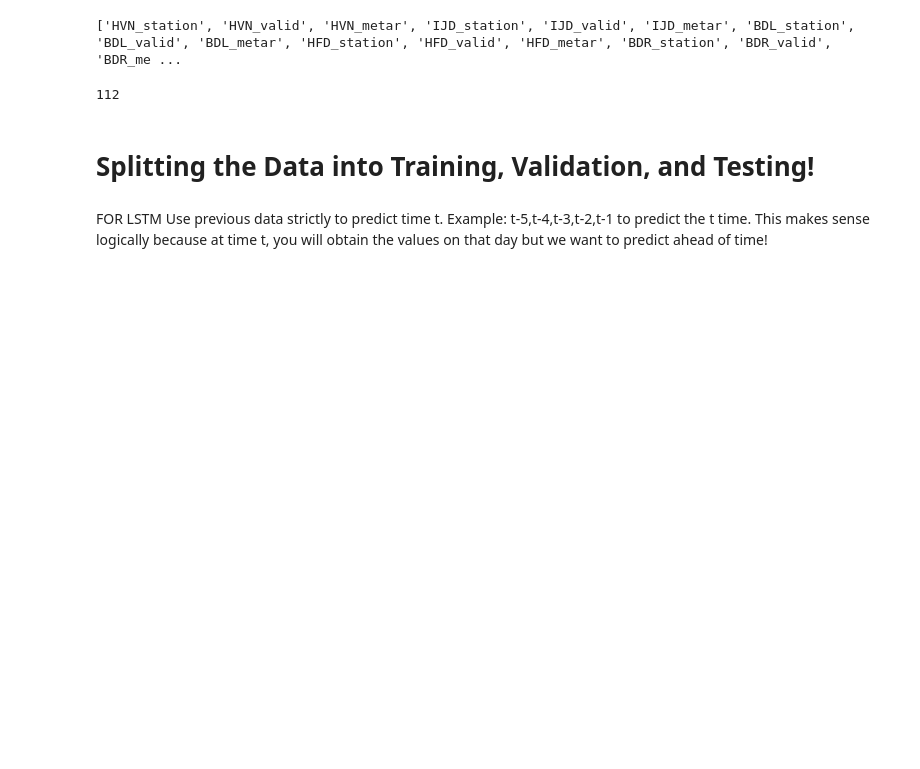
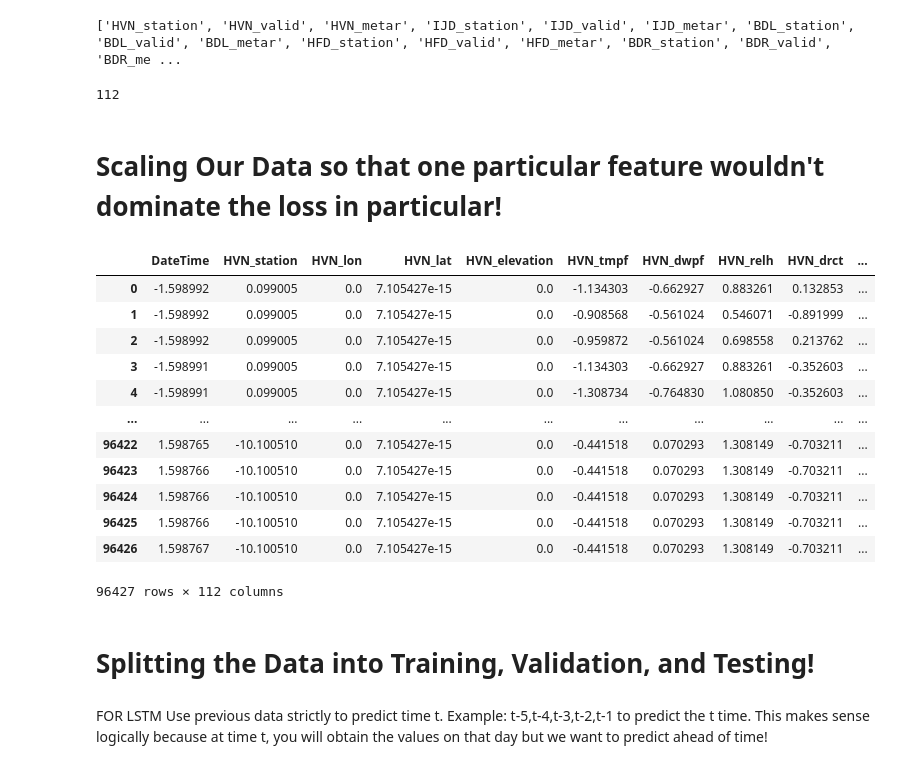
Before and after one commit to j1wnkim/Research, a Jupyter notebook: LSTM_Folder/DingLSTMResearch.ipynb, the cells around one changed output. Saved outputs shown, nothing was run; the diff lists cells and outputs as text; code cells hidden in the pictures; blank space fills up the shorter version.

```diff
--- a/LSTM_Folder/DingLSTMResearch.ipynb
+++ b/LSTM_Folder/DingLSTMResearch.ipynb
@@ -161,6 +148,33 @@ LSTMData.drop(["HVN_valid","HVN_metar", "IJD_valid", "IJD_metar", "BDL_valid", "
 print(len(LSTMData.columns))
 # %% [output]
 112
+# %% [markdown]
+# Scaling Our Data so that one particular feature wouldn't dominate the loss in particular!
+# %%
+from sklearn.preprocessing import StandardScaler
+def scaleTheData(data):
+    scaler = StandardScaler()
+
+    data2 = scaler.fit_transform(data)
+    data = pd.DataFrame(data2, columns = data.columns)
+    return data
+LSTMData = scaleTheData(LSTMData)
+# %%
+display(LSTMData)
+# %% [output]
+|  | DateTime | HVN_station | HVN_lon | HVN_lat | HVN_elevation | HVN_tmpf | HVN_dwpf | HVN_relh | HVN_drct | ... |
+| 0 | -1.598992 | 0.099005 | 0.0 | 7.105427e-15 | 0.0 | -1.134303 | -0.662927 | 0.883261 | 0.132853 | ... |
+| 1 | -1.598992 | 0.099005 | 0.0 | 7.105427e-15 | 0.0 | -0.908568 | -0.561024 | 0.546071 | -0.891999 | ... |
+| 2 | -1.598992 | 0.099005 | 0.0 | 7.105427e-15 | 0.0 | -0.959872 | -0.561024 | 0.698558 | 0.213762 | ... |
+| 3 | -1.598991 | 0.099005 | 0.0 | 7.105427e-15 | 0.0 | -1.134303 | -0.662927 | 0.883261 | -0.352603 | ... |
+| 4 | -1.598991 | 0.099005 | 0.0 | 7.105427e-15 | 0.0 | -1.308734 | -0.764830 | 1.080850 | -0.352603 | ... |
+| ... | ... | ... | ... | ... | ... | ... | ... | ... | ... | ... |
+| 96422 | 1.598765 | -10.100510 | 0.0 | 7.105427e-15 | 0.0 | -0.441518 | 0.070293 | 1.308149 | -0.703211 | ... |
+| 96423 | 1.598766 | -10.100510 | 0.0 | 7.105427e-15 | 0.0 | -0.441518 | 0.070293 | 1.308149 | -0.703211 | ... |
+| 96424 | 1.598766 | -10.100510 | 0.0 | 7.105427e-15 | 0.0 | -0.441518 | 0.070293 | 1.308149 | -0.703211 | ... |
+| 96425 | 1.598766 | -10.100510 | 0.0 | 7.105427e-15 | 0.0 | -0.441518 | 0.070293 | 1.308149 | -0.703211 | ... |
+| 96426 | 1.598767 | -10.100510 | 0.0 | 7.105427e-15 | 0.0 | -0.441518 | 0.070293 | 1.308149 | -0.703211 | ... |
+96427 rows × 112 columns
 # %% [markdown]
 # Splitting the Data into Training, Validation, and Testing!
 # %%
```
Also changed, not shown: parts of 6 cells of this notebook.
